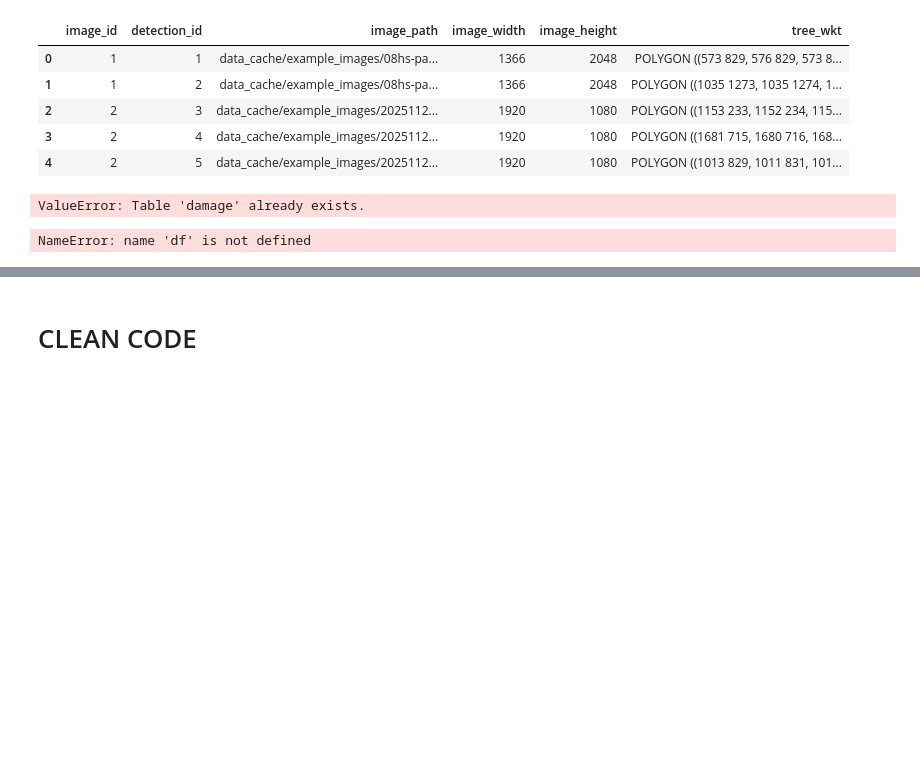
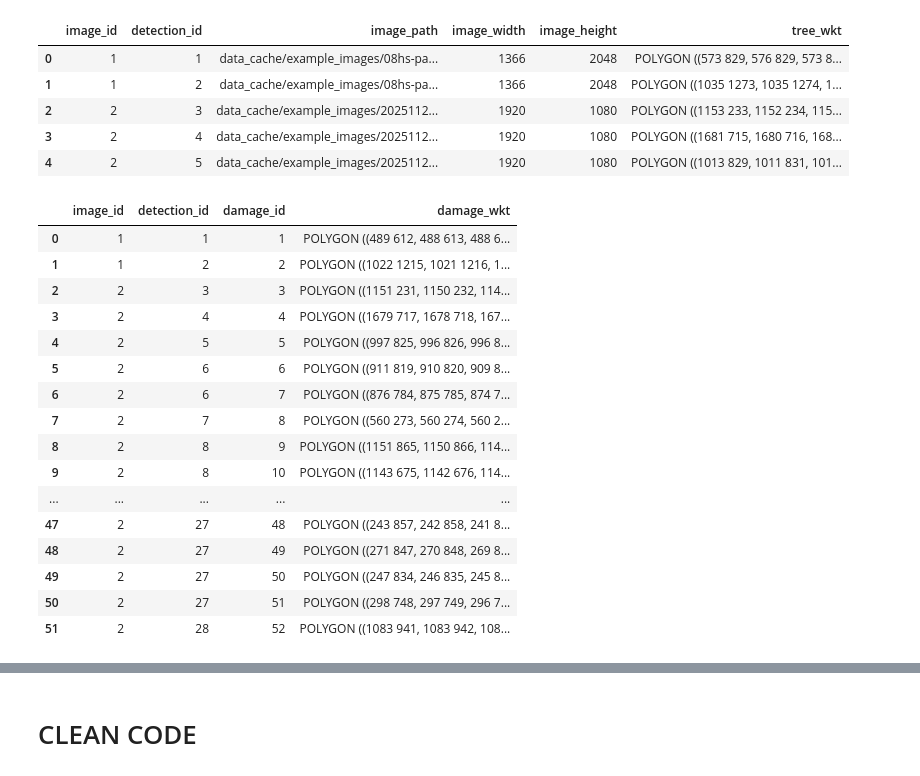
Before and after one commit to aubreymoore/CRB-2026-05-13, a Jupyter notebook: realworld.ipynb, the cells around one changed output, grey strips where cells are left out. Cells and saved outputs as stored; diff of their text form; code cells hidden in the pictures; blank space fills up the shorter version.

```diff
--- a/realworld.ipynb
+++ b/realworld.ipynb
@@ -95,31 +167,33 @@ df_detections.head()
 # %%
 # Add damage table to database
 df_damage = get_damage_data(df_detections=df_detections)
 
 # add damage table to database
 df_damage.to_sql(
     name="damage",     # Name of the new SQL table
     con=sqlite3.connect("test.db"),
-    if_exists="fail",  # Stops execution if the table already exists
+    if_exists="replace",  # Stops execution if the table already exists
     index=False,       # Excludes the DataFrame index from becoming a column
 )
 
 # test by reading back from database
 df_damage = pd.read_sql('SELECT * FROM damage', sqlite3.connect('test.db'))
 df_damage
 # %% [output]
-ValueError: Table 'damage' already exists.
+|  | image_id | detection_id | damage_id | damage_wkt |
+| 0 | 1 | 1 | 1 | POLYGON ((489 612, 488 613, 488 6... |
+| 1 | 1 | 2 | 2 | POLYGON ((1022 1215, 1021 1216, 1... |
+| 2 | 2 | 3 | 3 | POLYGON ((1151 231, 1150 232, 114... |
+| 3 | 2 | 4 | 4 | POLYGON ((1679 717, 1678 718, 167... |
+| 4 | 2 | 5 | 5 | POLYGON ((997 825, 996 826, 996 8... |
+| 5 | 2 | 6 | 6 | POLYGON ((911 819, 910 820, 909 8... |
+| 6 | 2 | 6 | 7 | POLYGON ((876 784, 875 785, 874 7... |
+| 7 | 2 | 7 | 8 | POLYGON ((560 273, 560 274, 560 2... |
+| 8 | 2 | 8 | 9 | POLYGON ((1151 865, 1150 866, 114... |
+| 9 | 2 | 8 | 10 | POLYGON ((1143 675, 1142 676, 114... |
+| ... | ... | ... | ... | ... |
+| 47 | 2 | 27 | 48 | POLYGON ((243 857, 242 858, 241 8... |
+| 48 | 2 | 27 | 49 | POLYGON ((271 847, 270 848, 269 8... |
+| 49 | 2 | 27 | 50 | POLYGON ((247 834, 246 835, 245 8... |
+| 50 | 2 | 27 | 51 | POLYGON ((298 748, 297 749, 296 7... |
+| 51 | 2 | 28 | 52 | POLYGON ((1083 941, 1083 942, 108... |
-# %%
-# Get  data for first image
-sql = """
-SELECT images.image_id, detections.detection_id, damage.damage_id, image_path, tree_wkt, damage_wkt
-FROM images, detections, damage
-WHERE
-images.image_id = detections.image_id
-AND images.image_id = damage.image_id
-AND images.image_id = 1
-"""
-
-df
-# %% [output]
-NameError: name 'df' is not defined
```
Also changed, not shown: parts of 18 cells of this notebook.
